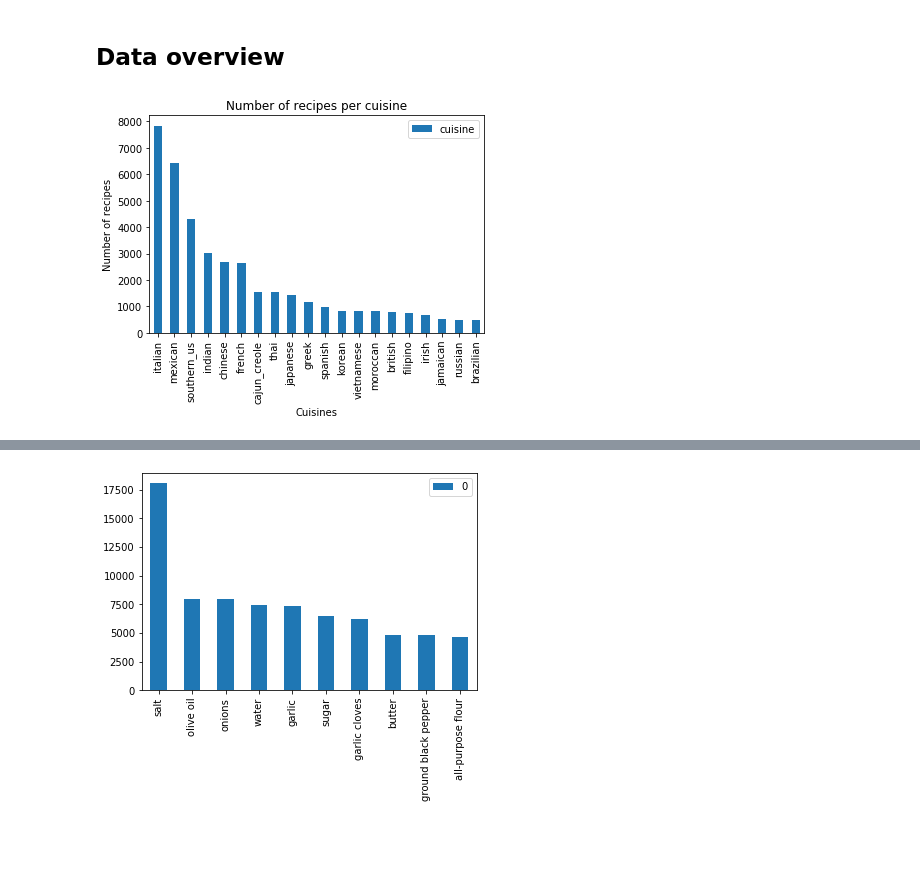
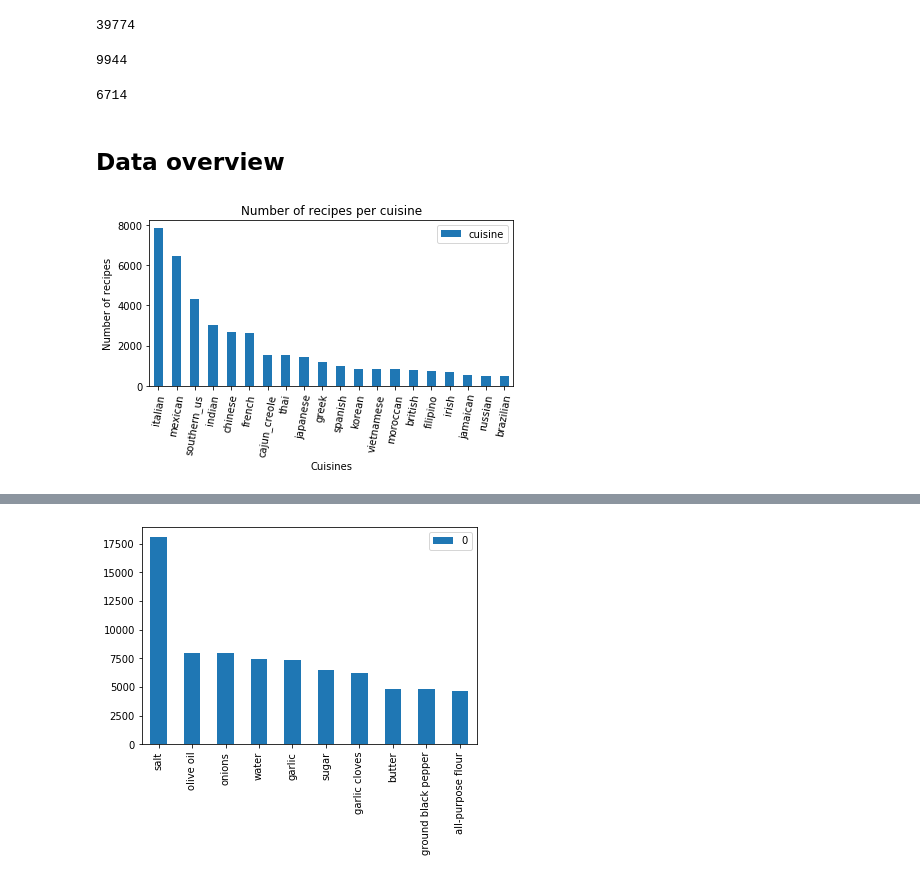
Before and after one commit to djessedirckx/datamining-project, a Jupyter notebook: Exploration/Data insights.ipynb, the cells around one changed output, grey strips where cells are left out. Drawn from its saved outputs; the diff is of its cells as text; code cells hidden in the pictures; blank space fills up the shorter version.

```diff
--- a/Exploration/Data insights.ipynb
+++ b/Exploration/Data insights.ipynb
@@ -9,19 +9,52 @@ data = pd.read_json(training_file_path, orient='columns')
 # Extract X (ingredients) and y (cuisines)
 X = data['ingredients']
 y = data['cuisine']
+
+len(data)
+# %% [output]
+39774
+# %%
+# Read test data
+test_file_path = "../Data/test.json"
+test_data = pd.read_json(test_file_path, orient='columns')
+
+# Extract X (ingredients) and y (cuisines)
+test_X = data['ingredients']
+test_y = data['cuisine']
+
+len(test_data)
+# %% [output]
+9944
+# %%
+X = data['ingredients']
+
+# Create a unique set of ingredients
+ingredient_set = set()
+for ingredients in X:
+    for ingredient in ingredients:
+        ingredient_set.add(ingredient)
+
+len(ingredient_set)
+# %% [output]
+6714
 # %% [markdown]
 ## Data overview
 # %%
+import matplotlib
 import matplotlib.pyplot as plt
 
 # Count occurence of each cuisine
 cuisine_occurences = y.value_counts()
 
 # Plot occurences
-cuisine_occurences.plot(kind='bar', x='recipe', y='occurences', legend=True)
+fig, ax = plt.subplots()
+cuisine_occurences.plot(kind='bar', x='recipe', y='occurences', legend=True, ax=ax, rot=80)
 plt.title('Number of recipes per cuisine')
 plt.xlabel('Cuisines')
 plt.ylabel('Number of recipes')
+fig.tight_layout()
+
+plt.savefig('training_distribution.png')
 plt.show()
 # %% [output]
-[figure, old version]
+[figure, new version]
```
Also changed, not shown: parts of 3 cells of this notebook, 4 other files.
